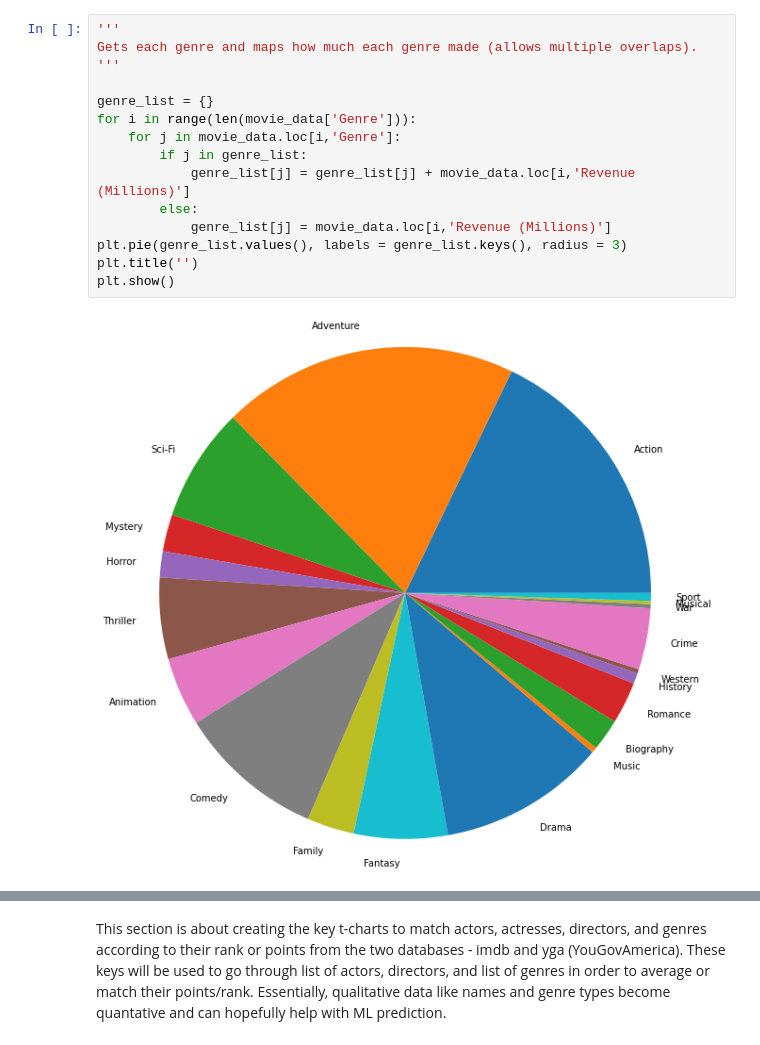
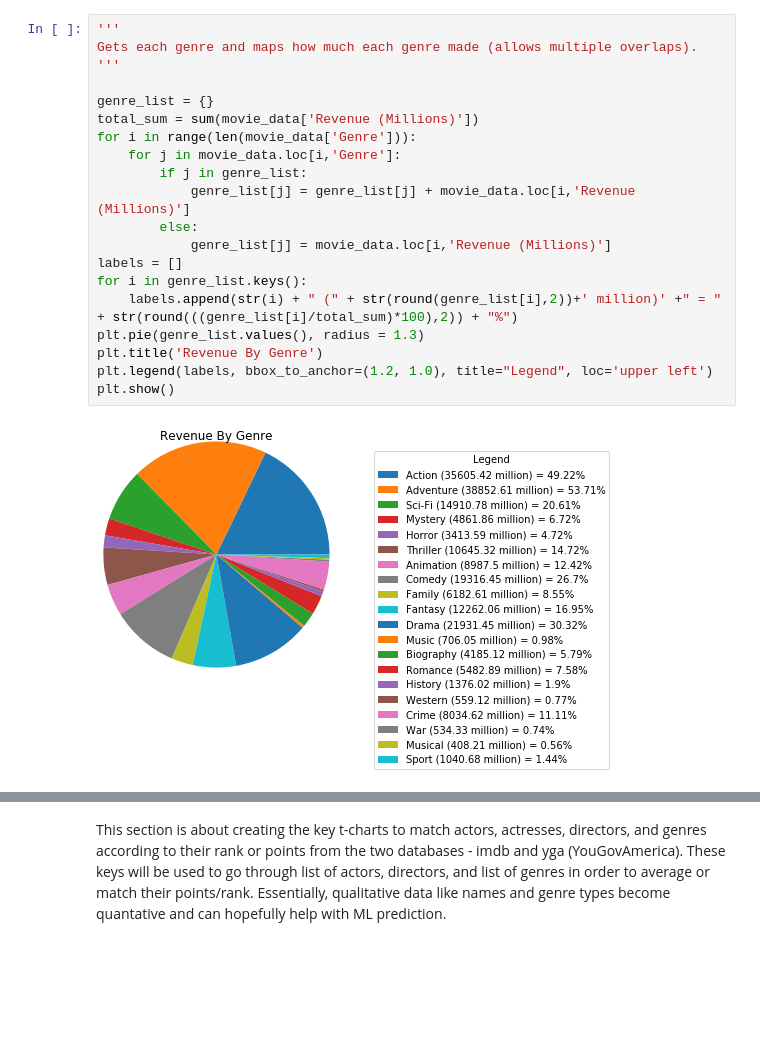
Before and after one commit to JasminePParekh/CMSC320-Final, a Jupyter notebook: 320Final.ipynb, the cells around one changed output, grey strips where cells are left out. Saved outputs shown, nothing was run; the diff lists cells and outputs as text; blank space fills up the shorter version.

Commit message:
Fixed genre,director graphs added 5 avg ones too

```diff
--- a/320Final.ipynb
+++ b/320Final.ipynb
@@ -33,20 +38,25 @@ movie_data
 # %%
 '''
 Gets each genre and maps how much each genre made (allows multiple overlaps).
 '''
 
 genre_list = {}
+total_sum = sum(movie_data['Revenue (Millions)'])
 for i in range(len(movie_data['Genre'])):
     for j in movie_data.loc[i,'Genre']:
         if j in genre_list:
             genre_list[j] = genre_list[j] + movie_data.loc[i,'Revenue (Millions)']
         else:
             genre_list[j] = movie_data.loc[i,'Revenue (Millions)']
-plt.pie(genre_list.values(), labels = genre_list.keys(), radius = 3)
-plt.title('')
+labels = []
+for i in genre_list.keys():
+    labels.append(str(i) + " (" + str(round(genre_list[i],2))+' million)' +" = " + str(round(((genre_list[i]/total_sum)*100),2)) + "%")
+plt.pie(genre_list.values(), radius = 1.3)
+plt.title('Revenue By Genre')
+plt.legend(labels, bbox_to_anchor=(1.2, 1.0), title="Legend", loc='upper left')
 plt.show()
 # %% [output]
-[figure, old version]
+[figure, new version]
 # %%
 revenue = []
 for i in np.unique(movie_data['Year']):
```
Also changed, not shown: parts of 12 cells of this notebook.
